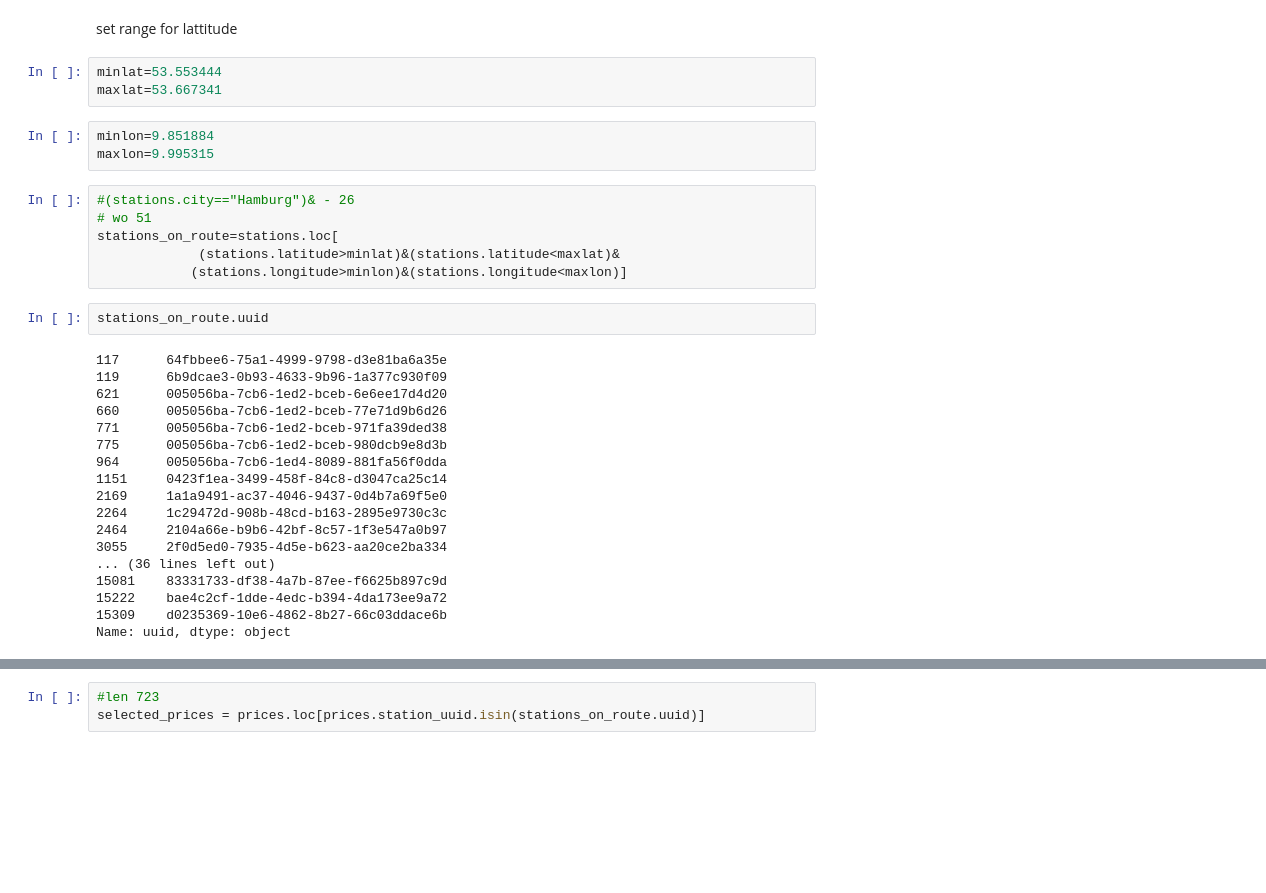
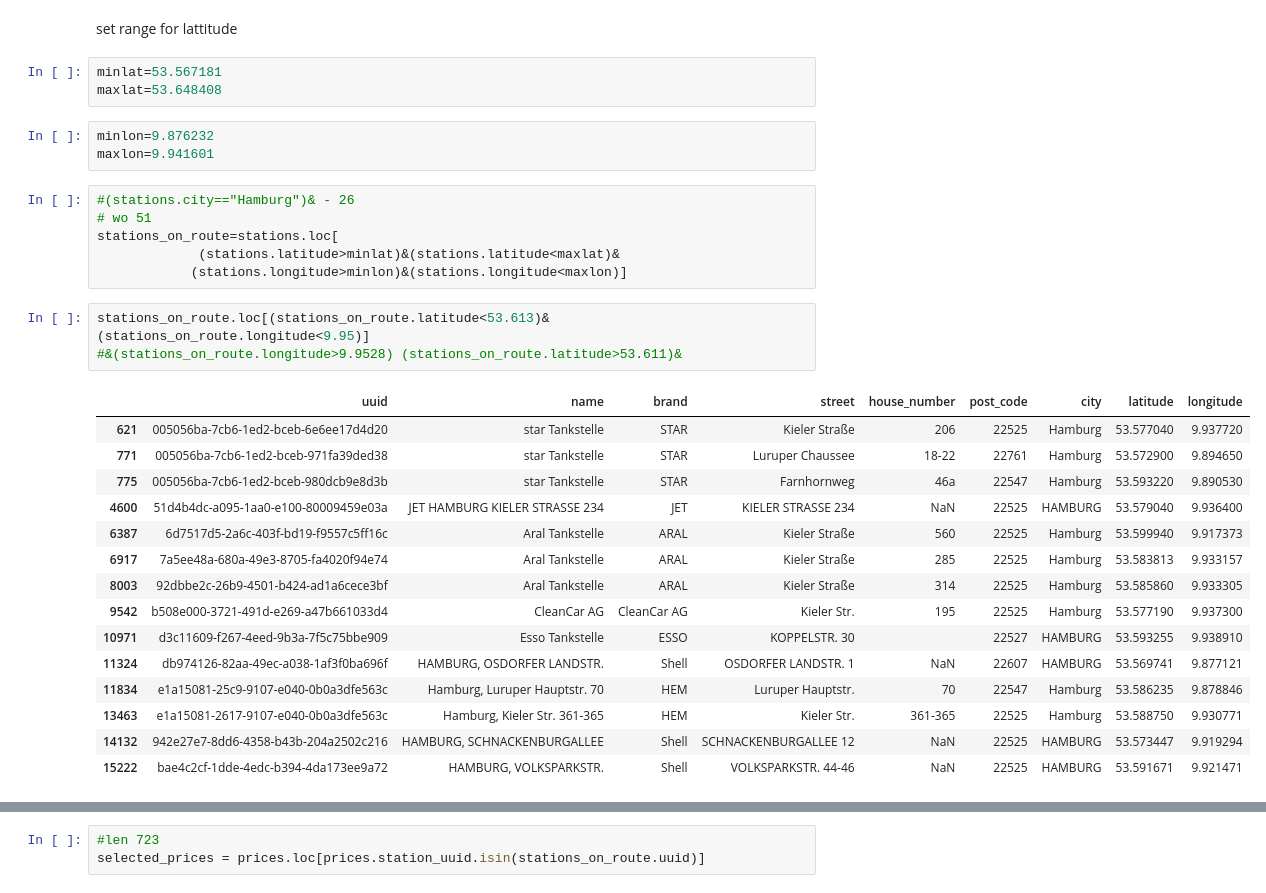
Before and after one commit to grevtsovkirill/GasAnalysis, a Jupyter notebook: GasAnalysis.ipynb, the cells around one changed output, grey strips where cells are left out. Cells and saved outputs as stored; diff of their text form; blank space fills up the shorter version.

```diff
--- a/GasAnalysis.ipynb
+++ b/GasAnalysis.ipynb
@@ -36,36 +36,35 @@ len(stations.loc[(stations.city=="Hamburg")|(stations.city=="HAMBURG")])
 # %% [markdown]
 set range for lattitude
 # %%
-minlat=53.553444
-maxlat=53.667341
+minlat=53.567181
+maxlat=53.648408
 # %%
-minlon=9.851884
-maxlon=9.995315
+minlon=9.876232
+maxlon=9.941601
 # %%
 #(stations.city=="Hamburg")& - 26
 # wo 51
 stations_on_route=stations.loc[
              (stations.latitude>minlat)&(stations.latitude<maxlat)&
             (stations.longitude>minlon)&(stations.longitude<maxlon)]
-# %%
-stations_on_route.uuid
-# %% [output]
-117      64fbbee6-75a1-4999-9798-d3e81ba6a35e
-119      6b9dcae3-0b93-4633-9b96-1a377c930f09
-621      005056ba-7cb6-1ed2-bceb-6e6ee17d4d20
-660      005056ba-7cb6-1ed2-bceb-77e71d9b6d26
-771      005056ba-7cb6-1ed2-bceb-971fa39ded38
-775      005056ba-7cb6-1ed2-bceb-980dcb9e8d3b
-964      005056ba-7cb6-1ed4-8089-881fa56f0dda
-1151     0423f1ea-3499-458f-84c8-d3047ca25c14
-2169     1a1a9491-ac37-4046-9437-0d4b7a69f5e0
-2264     1c29472d-908b-48cd-b163-2895e9730c3c
-2464     2104a66e-b9b6-42bf-8c57-1f3e547a0b97
-3055     2f0d5ed0-7935-4d5e-b623-aa20ce2ba334
-... (36 lines left out)
-15081    83331733-df38-4a7b-87ee-f6625b897c9d
-15222    bae4c2cf-1dde-4edc-b394-4da173ee9a72
-15309    d0235369-10e6-4862-8b27-66c03ddace6b
-Name: uuid, dtype: object
+# %%
+stations_on_route.loc[(stations_on_route.latitude<53.613)&(stations_on_route.longitude<9.95)]
+#&(stations_on_route.longitude>9.9528) (stations_on_route.latitude>53.611)&
+# %% [output]
+|  | uuid | name | brand | street | house_number | post_code | city | latitude | longitude |
+| 621 | 005056ba-7cb6-1ed2-bceb-6e6ee17d4d20 | star Tankstelle | STAR | Kieler Straße | 206 | 22525 | Hamburg | 53.577040 | 9.937720 |
+| 771 | 005056ba-7cb6-1ed2-bceb-971fa39ded38 | star Tankstelle | STAR | Luruper Chaussee | 18-22 | 22761 | Hamburg | 53.572900 | 9.894650 |
+| 775 | 005056ba-7cb6-1ed2-bceb-980dcb9e8d3b | star Tankstelle | STAR | Farnhornweg | 46a | 22547 | Hamburg | 53.593220 | 9.890530 |
+| 4600 | 51d4b4dc-a095-1aa0-e100-80009459e03a | JET HAMBURG KIELER STRASSE 234 | JET | KIELER STRASSE 234 | NaN | 22525 | HAMBURG | 53.579040 | 9.936400 |
+| 6387 | 6d7517d5-2a6c-403f-bd19-f9557c5ff16c | Aral Tankstelle | ARAL | Kieler Straße | 560 | 22525 | Hamburg | 53.599940 | 9.917373 |
+| 6917 | 7a5ee48a-680a-49e3-8705-fa4020f94e74 | Aral Tankstelle | ARAL | Kieler Straße | 285 | 22525 | Hamburg | 53.583813 | 9.933157 |
+| 8003 | 92dbbe2c-26b9-4501-b424-ad1a6cece3bf | Aral Tankstelle | ARAL | Kieler Straße | 314 | 22525 | Hamburg | 53.585860 | 9.933305 |
+| 9542 | b508e000-3721-491d-e269-a47b661033d4 | CleanCar AG | CleanCar AG | Kieler Str. | 195 | 22525 | Hamburg | 53.577190 | 9.937300 |
+| 10971 | d3c11609-f267-4eed-9b3a-7f5c75bbe909 | Esso Tankstelle | ESSO | KOPPELSTR. 30 |  | 22527 | HAMBURG | 53.593255 | 9.938910 |
+| 11324 | db974126-82aa-49ec-a038-1af3f0ba696f | HAMBURG, OSDORFER LANDSTR. | Shell | OSDORFER LANDSTR. 1 | NaN | 22607 | HAMBURG | 53.569741 | 9.877121 |
+| 11834 | e1a15081-25c9-9107-e040-0b0a3dfe563c | Hamburg, Luruper Hauptstr. 70 | HEM | Luruper Hauptstr. | 70 | 22547 | Hamburg | 53.586235 | 9.878846 |
+| 13463 | e1a15081-2617-9107-e040-0b0a3dfe563c | Hamburg, Kieler Str. 361-365 | HEM | Kieler Str. | 361-365 | 22525 | Hamburg | 53.588750 | 9.930771 |
+| 14132 | 942e27e7-8dd6-4358-b43b-204a2502c216 | HAMBURG, SCHNACKENBURGALLEE | Shell | SCHNACKENBURGALLEE 12 | NaN | 22525 | HAMBURG | 53.573447 | 9.919294 |
+| 15222 | bae4c2cf-1dde-4edc-b394-4da173ee9a72 | HAMBURG, VOLKSPARKSTR. | Shell | VOLKSPARKSTR. 44-46 | NaN | 22525 | HAMBURG | 53.591671 | 9.921471 |
 # %%
 prices.loc[prices.station_uuid.isin(['d0235369-10e6-4862-8b27-66c03ddace6b','bae4c2cf-1dde-4edc-b394-4da173ee9a72'])]
```
Also changed, not shown: parts of 23 cells of this notebook.
